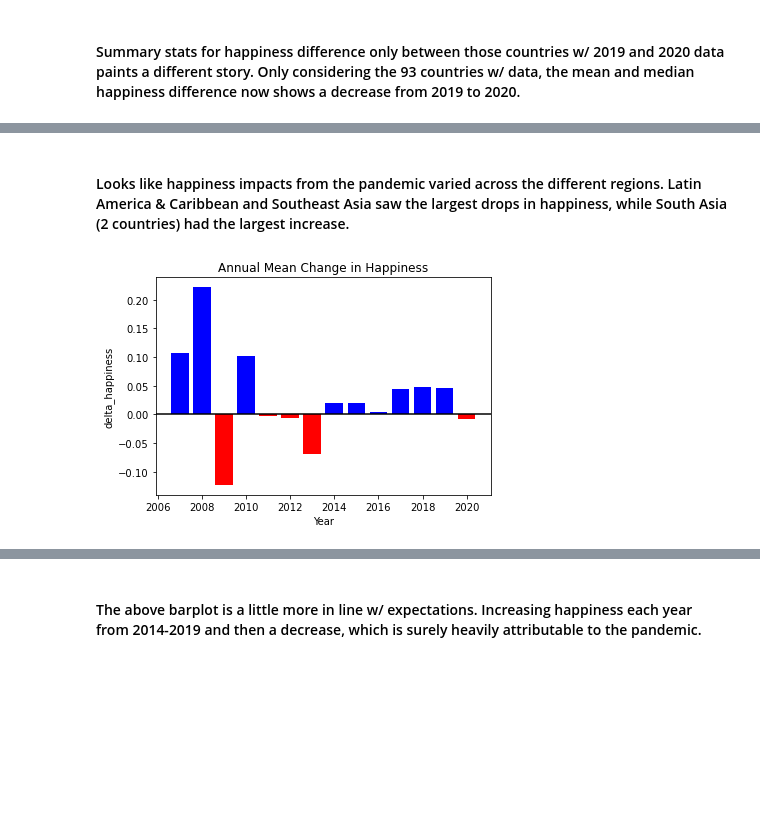
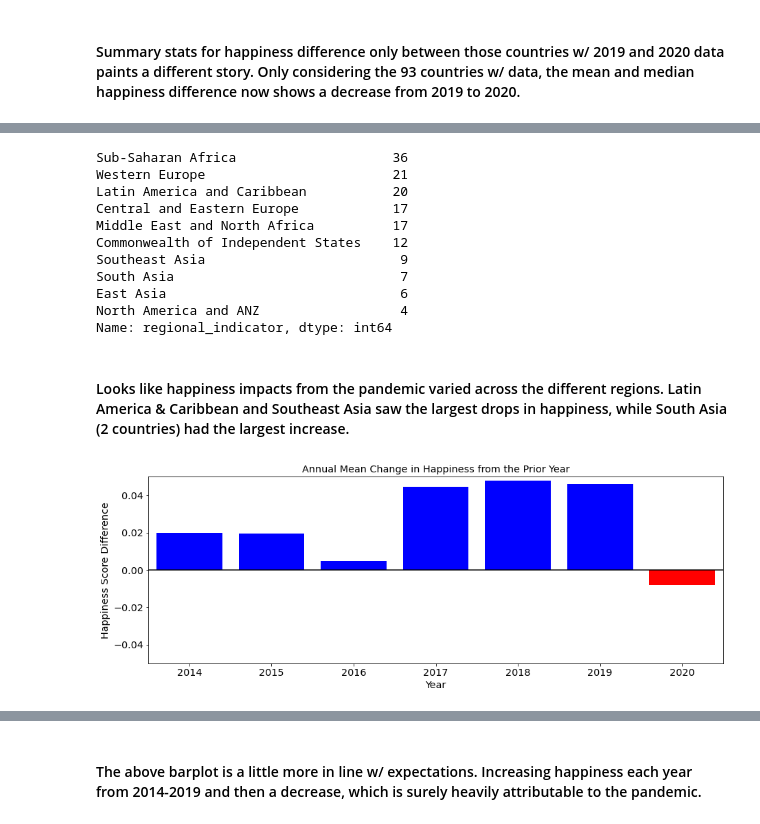
Before and after one commit to bseay40/world_happiness, a Jupyter notebook: world_happiness.ipynb, the cells around one changed output, grey strips where cells are left out. Cells and saved outputs as stored; diff of their text form; code cells hidden in the pictures; blank space fills up the shorter version.

Commit message:
Initial data analysis completed. Added geospatial plots, happiness changes over time, etc.

```diff
--- a/world_happiness.ipynb
+++ b/world_happiness.ipynb
@@ -251,0 +338,9 @@ plt.title('Top 10 Saddest Countries');
+# %%
+# Update default plot text sizes
+params = {'legend.fontsize': 'x-large',
+          'figure.figsize': (15, 5),
+         'axes.labelsize': 'x-large',
+         'axes.titlesize':'x-large',
+         'xtick.labelsize':'x-large',
+         'ytick.labelsize':'x-large'}
+plt.rcParams.update(params)
@@ -433,18 +627,35 @@ Western Europe                      0.0180  0.05600  0.277
+# %%
+df.regional_indicator.value_counts()
+# %% [output]
+Sub-Saharan Africa                    36
+Western Europe                        21
+Latin America and Caribbean           20
+Central and Eastern Europe            17
+Middle East and North Africa          17
+Commonwealth of Independent States    12
+Southeast Asia                         9
+South Asia                             7
+East Asia                              6
+North America and ANZ                  4
+Name: regional_indicator, dtype: int64
 # %% [markdown]
 #### Looks like happiness impacts from the pandemic varied across the different regions. Latin America & Caribbean and Southeast Asia saw the largest drops in happiness, while South Asia (2 countries) had the largest increase.
 # %%
 # Plot mean happiness per year only for our 93 country subset containing 2019 and 2020 data
 cntry_lst = df_19_20.country_name.unique()
 
 mean_happiness_per_year_sub = df_ts.query('year != 2005 and country_name in @cntry_lst').groupby('year').life_ladder.mean()
 diff_per_year_sub = mean_happiness_per_year_sub.diff()
 
 colors = np.where(diff_per_year_sub<0, 'r', 'b')
 plt.bar(x=mean_happiness_per_year_sub.index,height=diff_per_year_sub, color=colors)#, palette=sns.color_palette())
 #plt.xticks(rotation = 25)
 plt.axhline(y=0, color='black', linestyle='-')
 plt.xlabel('Year')
-plt.ylabel('delta_happiness')
-plt.title('Annual Mean Change in Happiness');
+plt.ylabel('Happiness Score Difference')
+plt.title('Annual Mean Change in Happiness from the Prior Year')
+plt.xlim(2013.5,2020.5)
+plt.ylim(-0.05,0.05)
+plt.savefig('annual_change_in_happiness_2014_2020.png',transparent = True,dpi=600);
 # %% [output]
-[figure, old version]
+[figure, new version]
```
Also changed, not shown: parts of 36 cells of this notebook, 7 other files.
